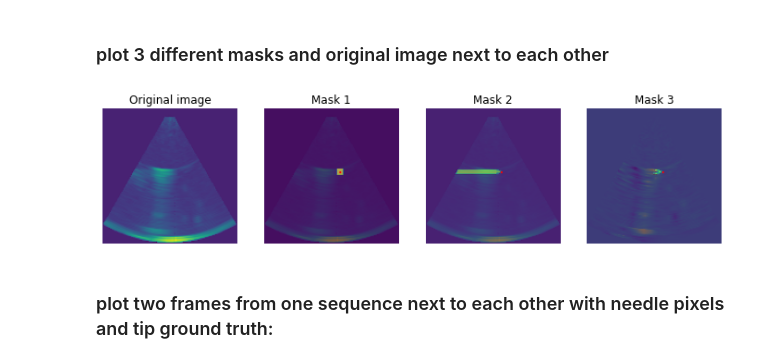
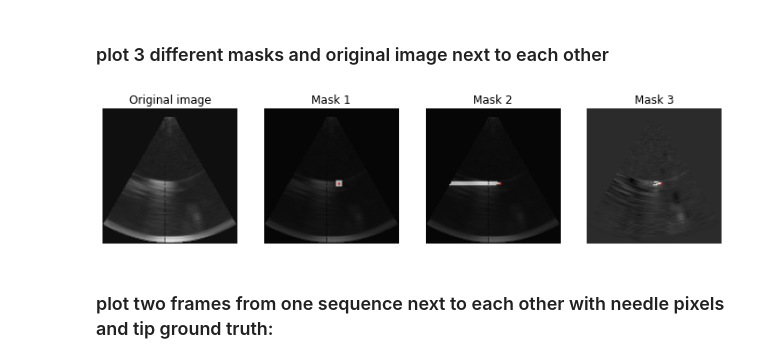
Before and after one commit to ryabovasasha08/US_3D_needle_detection, a Jupyter notebook: drafts.ipynb, the cells around one changed output. Saved outputs shown, nothing was run; the diff lists cells and outputs as text; code cells hidden in the pictures.

```diff
--- a/drafts.ipynb
+++ b/drafts.ipynb
@@ -104,7 +150,7 @@ f = X[idx, 0]
 transformNum = 10
 frameNumInt = int(float(X[idx, 1]))
 frameNumStr = str(frameNumInt)
-h5_file = h5py.File('../train/resized_train/'+f+'.hdf5', 'r')
+h5_file = h5py.File(f, 'r')
 img = h5_file["img"+"_"+frameNumStr+"_"+str(transformNum)][()]
 img2 = h5_file["img"+"_"+str(frameNumInt-2)+"_"+str(transformNum)][()]
 tip_coords = h5_file["labels"+"_"+frameNumStr+"_"+str(transformNum)][()]
@@ -122,39 +168,39 @@ h5_file.close()
 # %%
 from matplotlib import pyplot as plt, patches
 
 fig = plt.figure(figsize=(12, 12))
 
 ax = fig.add_subplot(1, 4, 1)
-plt.imshow(img[:, :, int(tip_coords[2])].T)
+plt.imshow(img[:, :, int(tip_coords[2])].T, cmap="gray")
 ax.set_title("Original image")
 plt.axis('off')
 
 
 ax = fig.add_subplot(1, 4, 2)
-plt.imshow(img[:, :, int(tip_coords[2])].T)
-plt.imshow(mask_tip[:, :, int(tip_coords[2])].T, alpha=0.6)
+plt.imshow(img[:, :, int(tip_coords[2])].T, cmap="gray")
+plt.imshow(mask_tip[:, :, int(tip_coords[2])].T, alpha=0.6, cmap="gray")
 ax.add_patch(patches.Circle((int(tip_coords[0]), int(tip_coords[1])), radius=0.5, color='red'))
 ax.set_title("Mask 1")
 plt.axis('off')
 
 
 ax = fig.add_subplot(1, 4, 3)
-plt.imshow(img[:, :, int(tip_coords[2])].T)
-plt.imshow(mask_full[:, :, int(tip_coords[2])].T, alpha=0.6)
+plt.imshow(img[:, :, int(tip_coords[2])].T, cmap="gray")
+plt.imshow(mask_full[:, :, int(tip_coords[2])].T, alpha=0.6, cmap="gray")
 ax.add_patch(patches.Circle((int(tip_coords[0]), int(tip_coords[1])), radius=0.5, color='red'))
 ax.set_title("Mask 2")
 plt.axis('off')
 
 
 ax = fig.add_subplot(1, 4, 4)
-plt.imshow(img[:, :, int(tip_coords[2])].T - img2[:, :, int(tip_coords[2])].T)
-plt.imshow(mask_full[:, :, int(tip_coords[2])].T-mask_full_2[:, :, int(tip_coords[2])].T, alpha=0.7)
+plt.imshow(img[:, :, int(tip_coords[2])].T - img2[:, :, int(tip_coords[2])].T, cmap="gray")
+plt.imshow(mask_full[:, :, int(tip_coords[2])].T-mask_full_2[:, :, int(tip_coords[2])].T, alpha=0.6, cmap="gray")
 ax.add_patch(patches.Circle((int(tip_coords[0]), int(tip_coords[1])), radius=0.5, color='red'))
 ax.set_title("Mask 3")
 plt.axis('off')
 
 plt.show()
 # %% [output]
-[figure, old version]
+[figure, new version]
 # %% [markdown]
 ### plot two frames from one sequence next to each other with needle pixels and tip ground truth:
```
Also changed, not shown: parts of 30 cells of this notebook.
